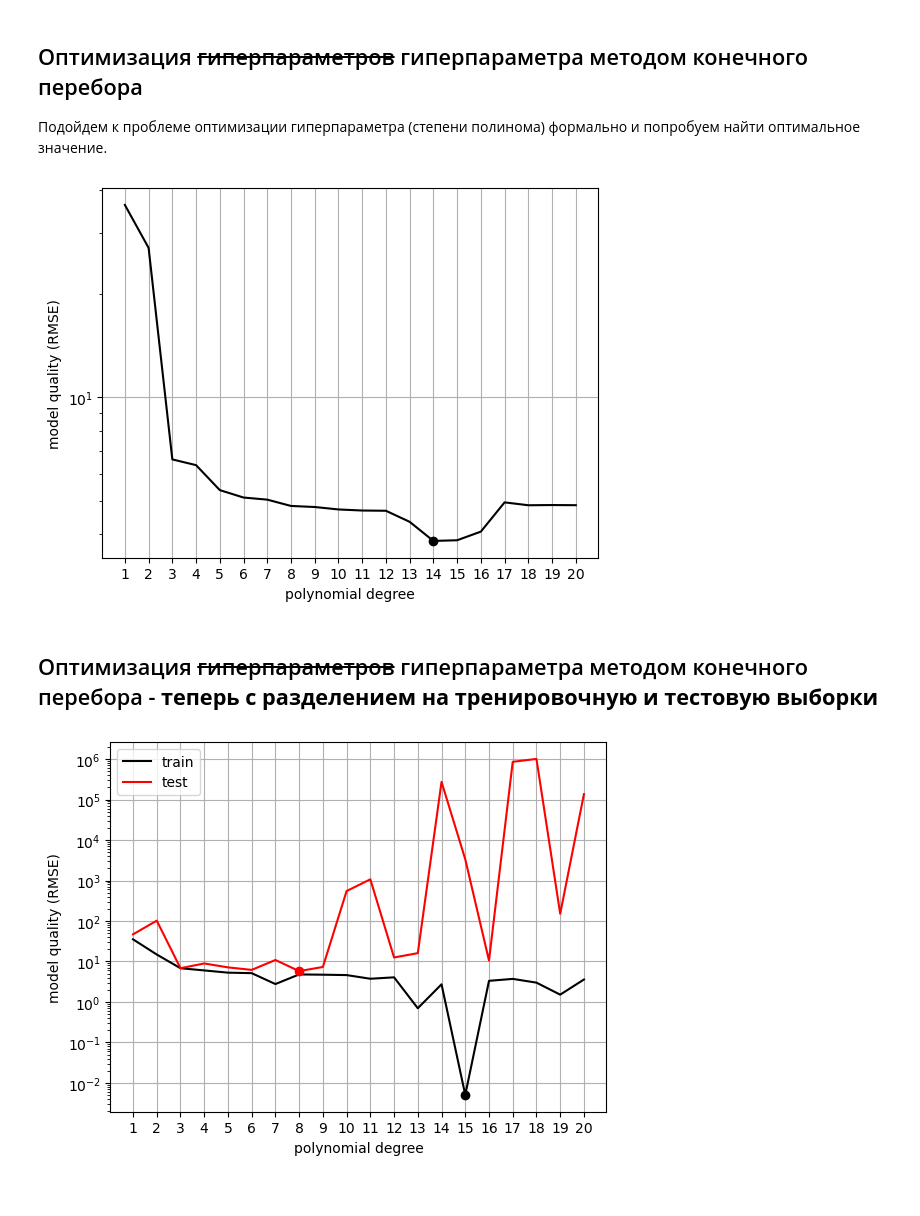
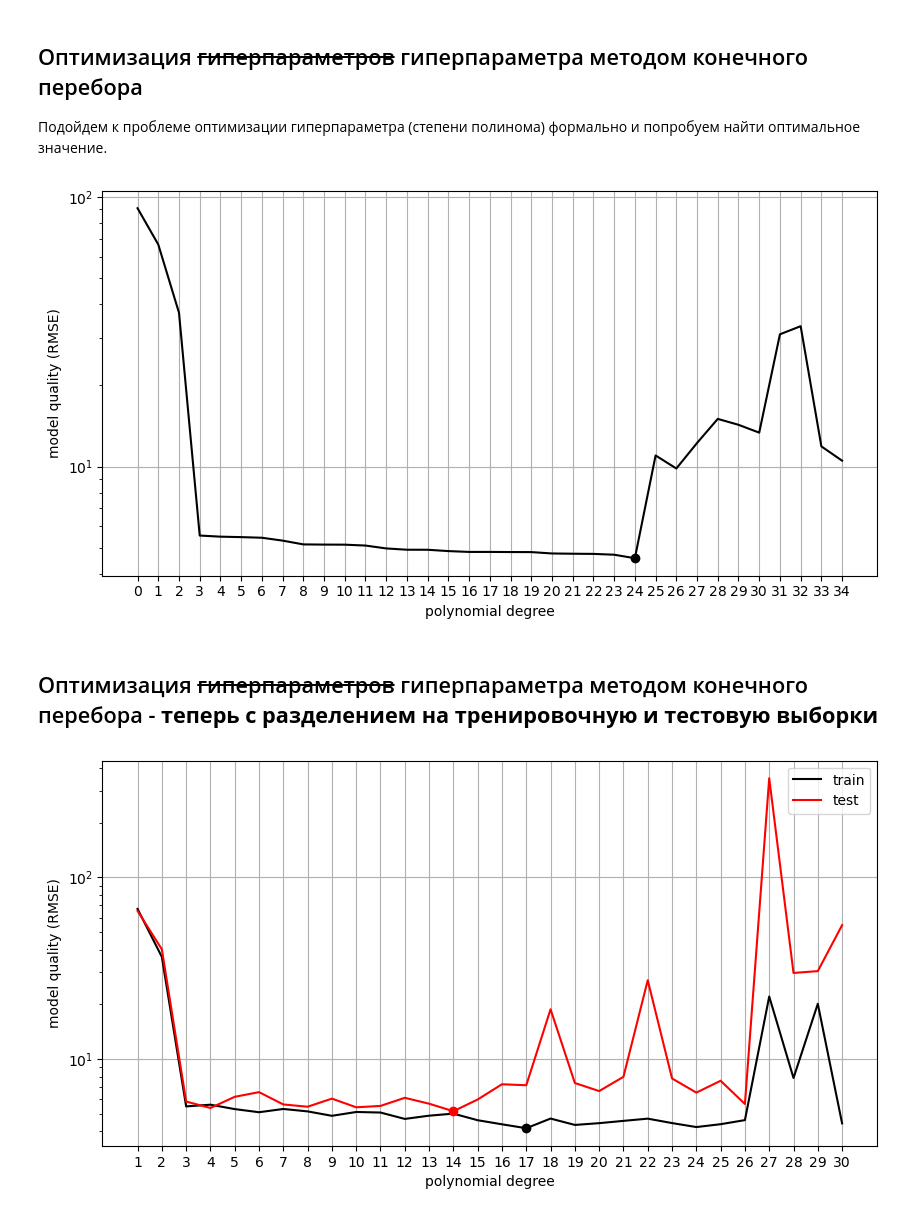
Before and after one commit to mvarentsov/ML4hydromet-2024, a Jupyter notebook: examples/Lect05_LRext_synthetic_data.ipynb, the cells around one changed output. Drawn from its saved outputs; the diff is of its cells as text; code cells hidden in the pictures.

```diff
--- a/examples/Lect05_LRext_synthetic_data.ipynb
+++ b/examples/Lect05_LRext_synthetic_data.ipynb
@@ -45,10 +45,10 @@ def generate_data (sample_size = 40):
     display(pd.DataFrame (X).head())
     display(pd.DataFrame (X_poly).head())
 
-    Y = np.dot(X_poly, true_theta) + np.random.randn(sample_size) * np.sqrt (np.abs(X)) * 2 + np.random.randn(sample_size) * 5
+    Y = np.dot(X_poly, true_theta) + np.random.randn(sample_size) * 5 #+ np.random.randn(sample_size) * np.sqrt (np.abs(X)) * 2
     return X, Y
 
-X, Y = generate_data (20)
+X, Y = generate_data (30)
 
 plt.figure()
 plt.plot(X, Y, '.k')
@@ -118,24 +118,26 @@ def evaluate_model (model, X, Y):
     Y_predicted_smooth = model.predict(X_smooth)
 
     plt.figure(figsize=(10,5))
-    plt.subplot(1,2,1)
+    plt.subplot(1,2,2)
     plt.plot (Y, Y_predicted, 'ok', label = 'RMSE = %.2f, r2 = %.2f'%(rmse, r2))
     plt.axis('equal')
     plt.grid()
+    plt.ylim([-100, 350])
+    plt.xlim([-100, 350])
     plt.xlabel('Y observed')
     plt.ylabel('Y predicted')
-    plt.legend()
+    plt.legend(loc='upper left')
 
-    plt.subplot(1,2,2)
+    plt.subplot(1,2,1)
     plt.plot(X, Y, 'ok')
     plt.ylim([-100, 100])
     plt.plot(X_smooth, Y_predicted_smooth, '-r')
     plt.xlabel('X')
     plt.ylabel('Y')
-    plt.suptitle('Degree = %d, scaler =%s'%(model.degree, model.scaler.__class__.__name__))
+    plt.suptitle('Degree = %d, scaler = %s, number of samples = %d'%(model.degree, model.scaler.__class__.__name__, Y.shape[0]))
 
-model = PolynomialRegression(30)
-#model = PolynomialRegression(30, scaler=StandardScaler)
+#model = PolynomialRegression(30)
+model = PolynomialRegression(30, scaler=StandardScaler)
 
 evaluate_model (model, X, Y)
 # %% [output]
@@ -148,25 +150,26 @@ RMSE =  7.167117504163327
 # %%
 model_quality = []
 
-degrees = range(1, 21)
+degrees = range(0, 35)
 for degree in degrees:
-    model = PolynomialRegression(degree) #, scaler = StandardScaler)
+    model = PolynomialRegression(degree, scaler = StandardScaler)
     model.fit(X, Y)
     Y_predicted = model.predict(X)
     model_quality.append (np.sqrt(mean_squared_error(Y, Y_predicted)))
 
 best_idx  = np.argmin(model_quality)
 
+plt.figure(figsize=(10,5))
 plt.plot (degrees, model_quality, '-k')
 plt.plot (degrees[best_idx], model_quality[best_idx], 'ok')
 plt.grid()
 plt.xlabel('polynomial degree')
 plt.ylabel('model quality (RMSE)')
 
 plt.yscale('log')
 _ = plt.xticks(degrees)
 # %% [output]
-[figure, old version]
+[figure, new version]
 # %% [markdown]
 ## Оптимизация ~~гиперпараметров~~ гиперпараметра методом конечного перебора - **теперь с разделением на тренировочную и тестовую выборки**
 # %%
@@ -174,10 +177,10 @@ _ = plt.xticks(degrees)
 rmse_test = []
 rmse_train = []
 
-degrees = range(1, 21)
+degrees = range(1, 31)
 
 for degree in degrees:
-    model = PolynomialRegression(degree)
+    model = PolynomialRegression(degree, scaler = StandardScaler)
     x_train, x_test, y_train, y_test = train_test_split(X, Y, test_size=0.25)
     model.fit(x_train, y_train)
     y_test_predicted = model.predict(x_test)
@@ -189,7 +192,8 @@ for degree in degrees:
 best_idx_test  = np.argmin(rmse_test)
 best_idx_train = np.argmin(rmse_train)
 
-
+plt.figure(figsize=(10,5))
+plt.subplot(1,2,1)
 plt.plot (degrees, rmse_train, '-k', label = 'train')
 plt.plot (degrees, rmse_test, '-r', label = 'test')
 plt.plot (degrees[best_idx_train], rmse_train[best_idx_train], 'ok')
@@ -203,4 +207,4 @@ plt.ylabel('model quality (RMSE)')
 plt.yscale('log')
 _ = plt.xticks(degrees)
 # %% [output]
-[figure, old version]
+[figure, new version]
```
Also changed, not shown: parts of 3 cells of this notebook, 6 other files.
